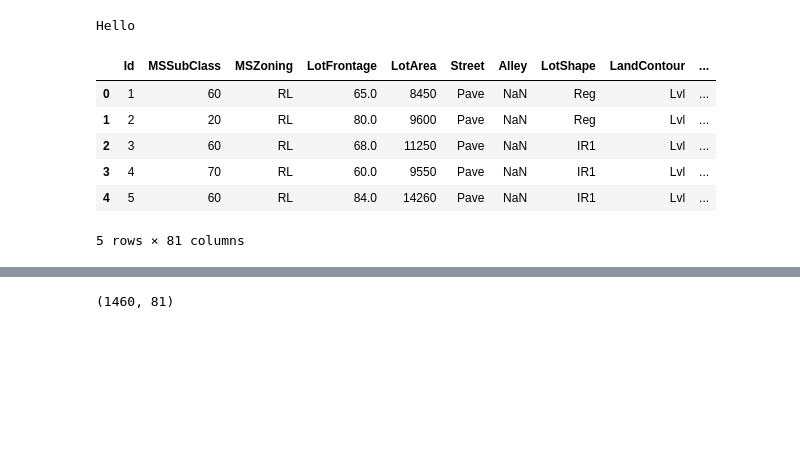
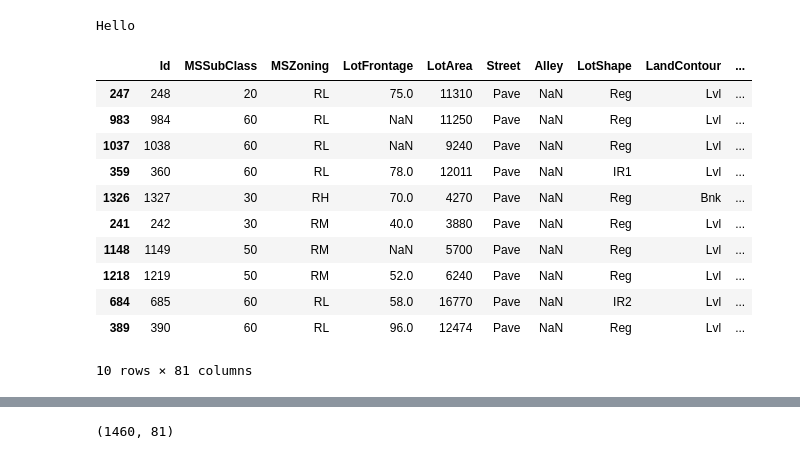
Before and after one commit to sajjad-ansareee/House-Price-Prediction, a Jupyter notebook: main.ipynb, the cells around one changed output, grey strips where cells are left out. Cells and saved outputs as stored; diff of their text form; code cells hidden in the pictures; blank space fills up the shorter version.

```diff
--- a/main.ipynb
+++ b/main.ipynb
@@ -9,13 +9,18 @@ Hello
 # %%
 file=pd.read_csv(filepath_or_buffer='data-set/train.csv')
 # %%
-file.head()
+file.sample(10)
 # %% [output]
 |  | Id | MSSubClass | MSZoning | LotFrontage | LotArea | Street | Alley | LotShape | LandContour | ... |
-| 0 | 1 | 60 | RL | 65.0 | 8450 | Pave | NaN | Reg | Lvl | ... |
-| 1 | 2 | 20 | RL | 80.0 | 9600 | Pave | NaN | Reg | Lvl | ... |
-| 2 | 3 | 60 | RL | 68.0 | 11250 | Pave | NaN | IR1 | Lvl | ... |
-| 3 | 4 | 70 | RL | 60.0 | 9550 | Pave | NaN | IR1 | Lvl | ... |
-| 4 | 5 | 60 | RL | 84.0 | 14260 | Pave | NaN | IR1 | Lvl | ... |
+| 247 | 248 | 20 | RL | 75.0 | 11310 | Pave | NaN | Reg | Lvl | ... |
+| 983 | 984 | 60 | RL | NaN | 11250 | Pave | NaN | Reg | Lvl | ... |
+| 1037 | 1038 | 60 | RL | NaN | 9240 | Pave | NaN | Reg | Lvl | ... |
+| 359 | 360 | 60 | RL | 78.0 | 12011 | Pave | NaN | IR1 | Lvl | ... |
+| 1326 | 1327 | 30 | RH | 70.0 | 4270 | Pave | NaN | Reg | Bnk | ... |
+| 241 | 242 | 30 | RM | 40.0 | 3880 | Pave | NaN | Reg | Lvl | ... |
+| 1148 | 1149 | 50 | RM | NaN | 5700 | Pave | NaN | Reg | Lvl | ... |
+| 1218 | 1219 | 50 | RM | 52.0 | 6240 | Pave | NaN | Reg | Lvl | ... |
+| 684 | 685 | 60 | RL | 58.0 | 16770 | Pave | NaN | IR2 | Lvl | ... |
+| 389 | 390 | 60 | RL | 96.0 | 12474 | Pave | NaN | Reg | Lvl | ... |
-5 rows × 81 columns
+10 rows × 81 columns
 # %%
```
Also changed, not shown: parts of 5 cells of this notebook, 1 other file.
